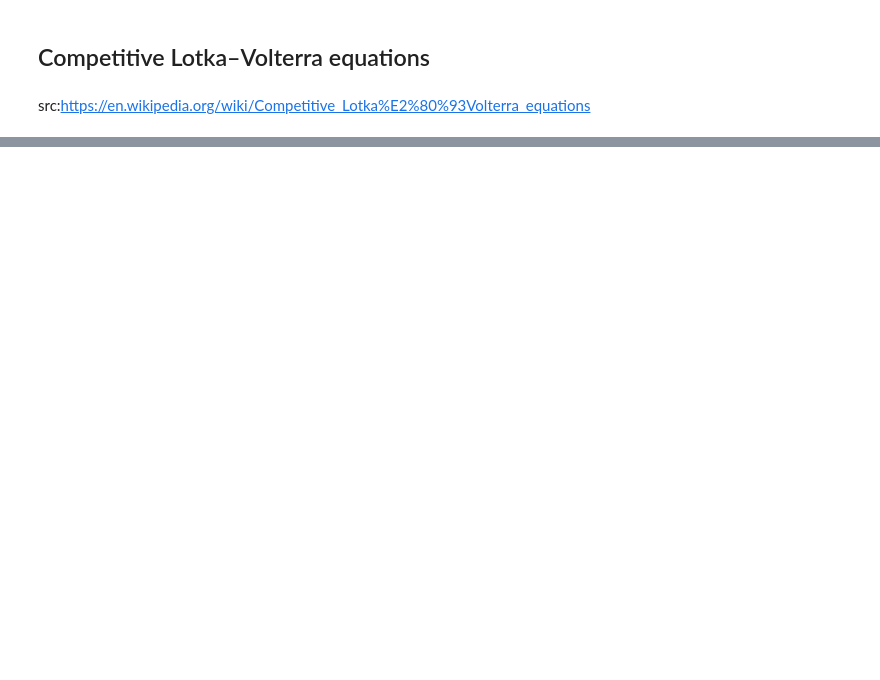
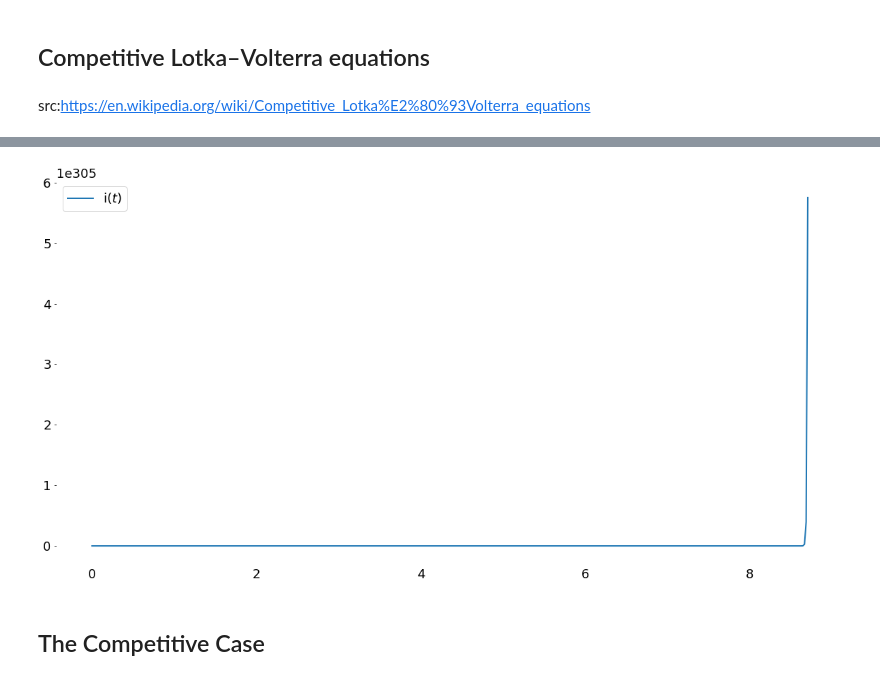
Before and after one commit to hsteinshiromoto/blog, a Jupyter notebook: notebooks/competitive_opinions/competitive_opinions.ipynb, the cells around one changed output, grey strips where cells are left out. Saved outputs shown, nothing was run; the diff lists cells and outputs as text; code cells hidden in the pictures; blank space fills up the shorter version.

```diff
--- a/notebooks/competitive_opinions/competitive_opinions.ipynb
+++ b/notebooks/competitive_opinions/competitive_opinions.ipynb
@@ -148,0 +294,35 @@ plt.show()
+# %%
+import pylab as p
+# Definition of parameters
+a = 1.
+b = 0.1
+c = 1.5
+d = 0.75
+p0 = 4
+p1 = 1.0
+def f(x, t=0):
+    """ Return the growth rate of fox and rabbit populations. """
+
+    dx = a*x[0] -   b*x[0]*x[1]
+    dy = -c*x[1] + d*b*x[0]*x[1]
+    di = p0*x[0]*x[2] - p1*x[2]
+
+    return np.array([dx, dy, di])
+# %%
+t = np.linspace(0, 20,  1000)
+x0=np.array([10, 10, 1])
+
+# Create true curves
+x, infodict = odeint(f, x0, t, full_output=True)
+# %%
+prey, predator, i = x.T
+
+# plt.plot(t, prey, label=f'prey$(t)$', linewidth=2)
+# plt.plot(t, predator, label=f'predator$(t)$', linewidth=2)
+plt.plot(t, i, label=f'i$(t)$', linewidth=2)
+plt.legend()
+plt.show()
+# %% [output]
+[figure, added]
+# %% [markdown]
+## The Competitive Case
```
Also changed, not shown: parts of 23 cells of this notebook.
